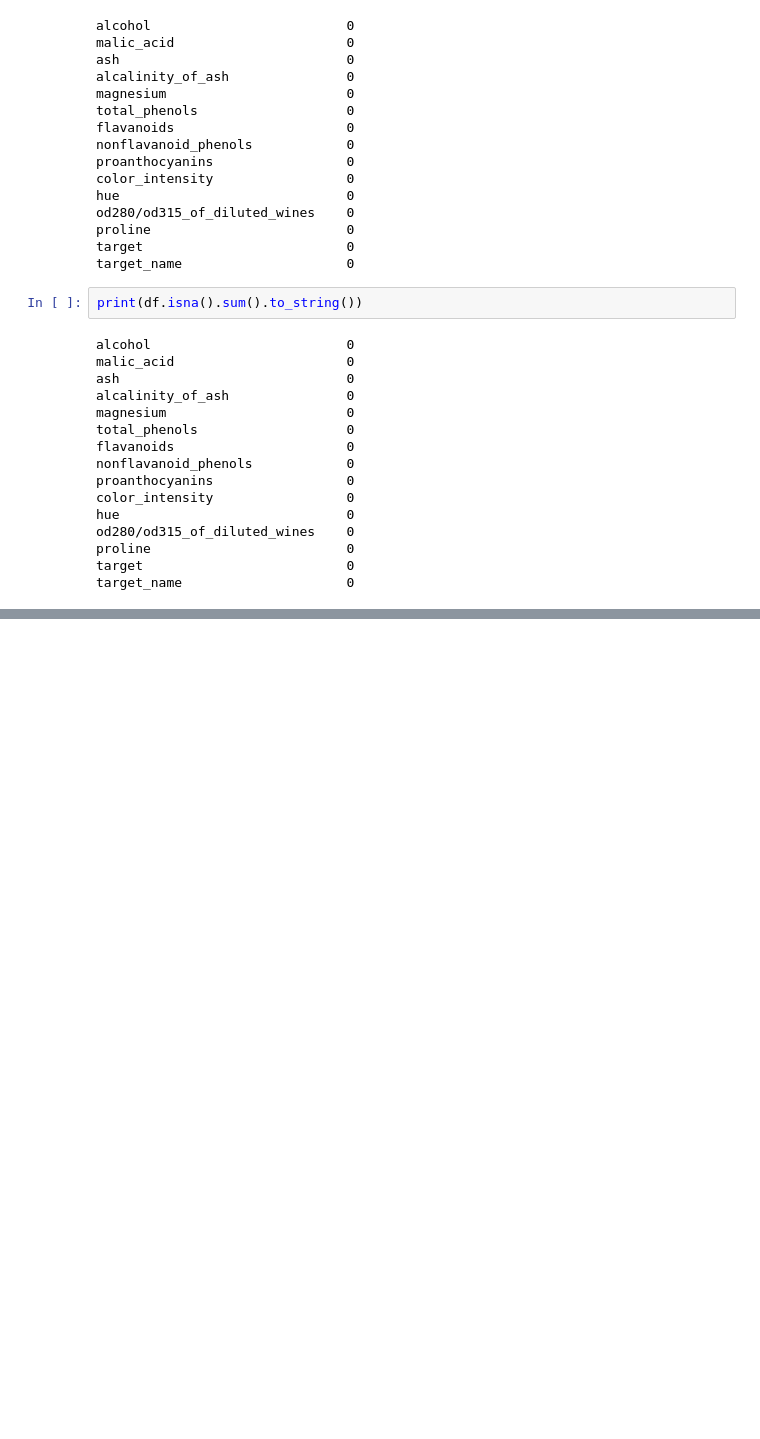
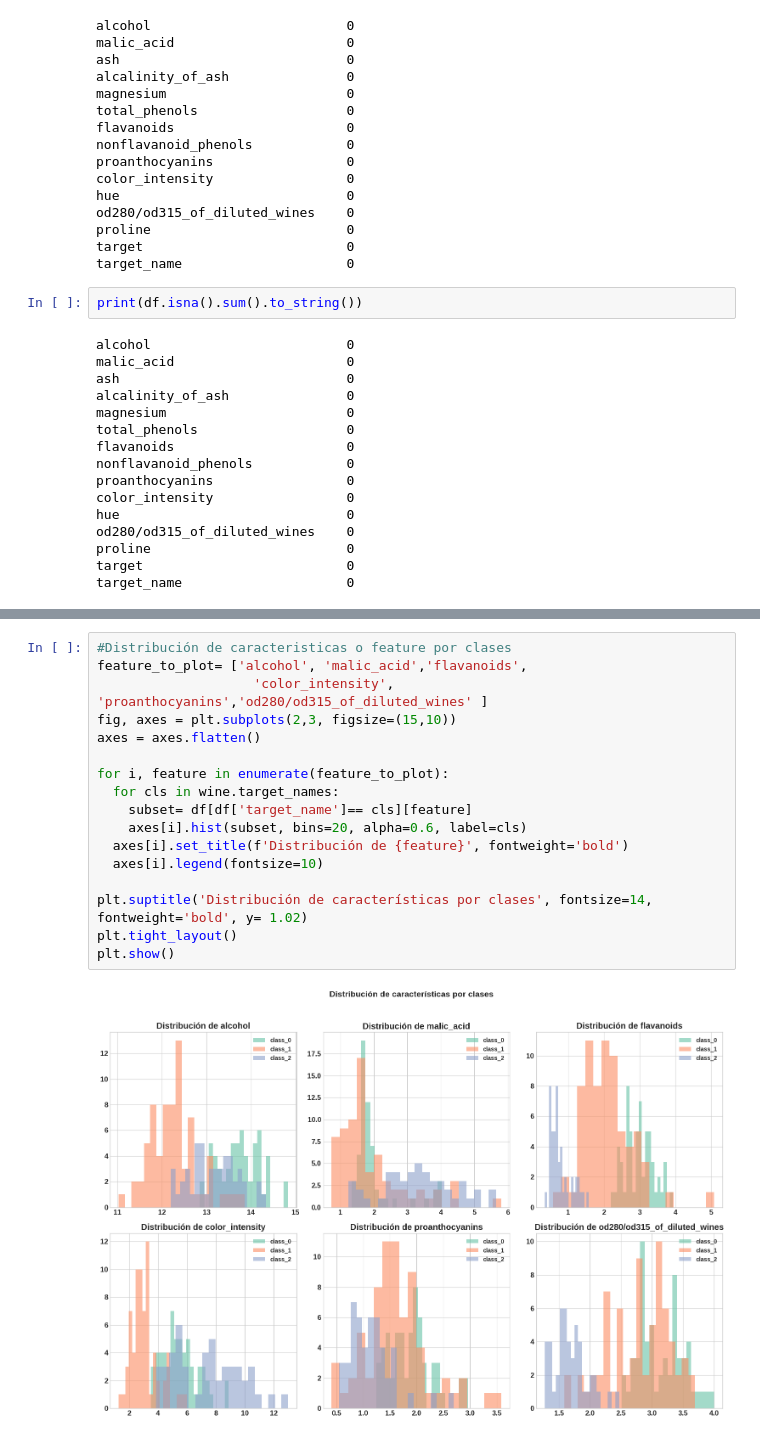
Before and after one commit to nightsky18/Aprendizaje-de-maquinas, a Jupyter notebook: Cuaderno_2_Wine.ipynb, the cells around one changed output, grey strips where cells are left out. Cells and saved outputs as stored; diff of their text form; blank space fills up the shorter version.

```diff
--- a/Cuaderno_2_Wine.ipynb
+++ b/Cuaderno_2_Wine.ipynb
@@ -164,0 +170,19 @@ plt.show()
+# %%
+#Distribución de caracteristicas o feature por clases
+feature_to_plot= ['alcohol', 'malic_acid','flavanoids',
+                    'color_intensity', 'proanthocyanins','od280/od315_of_diluted_wines' ]
+fig, axes = plt.subplots(2,3, figsize=(15,10))
+axes = axes.flatten()
+
+for i, feature in enumerate(feature_to_plot):
+  for cls in wine.target_names:
+    subset= df[df['target_name']== cls][feature]
+    axes[i].hist(subset, bins=20, alpha=0.6, label=cls)
+  axes[i].set_title(f'Distribución de {feature}', fontweight='bold')
+  axes[i].legend(fontsize=10)
+
+plt.suptitle('Distribución de características por clases', fontsize=14, fontweight='bold', y= 1.02)
+plt.tight_layout()
+plt.show()
+# %% [output]
+[figure, added]
```
Also changed, not shown: parts of 13 cells of this notebook.
